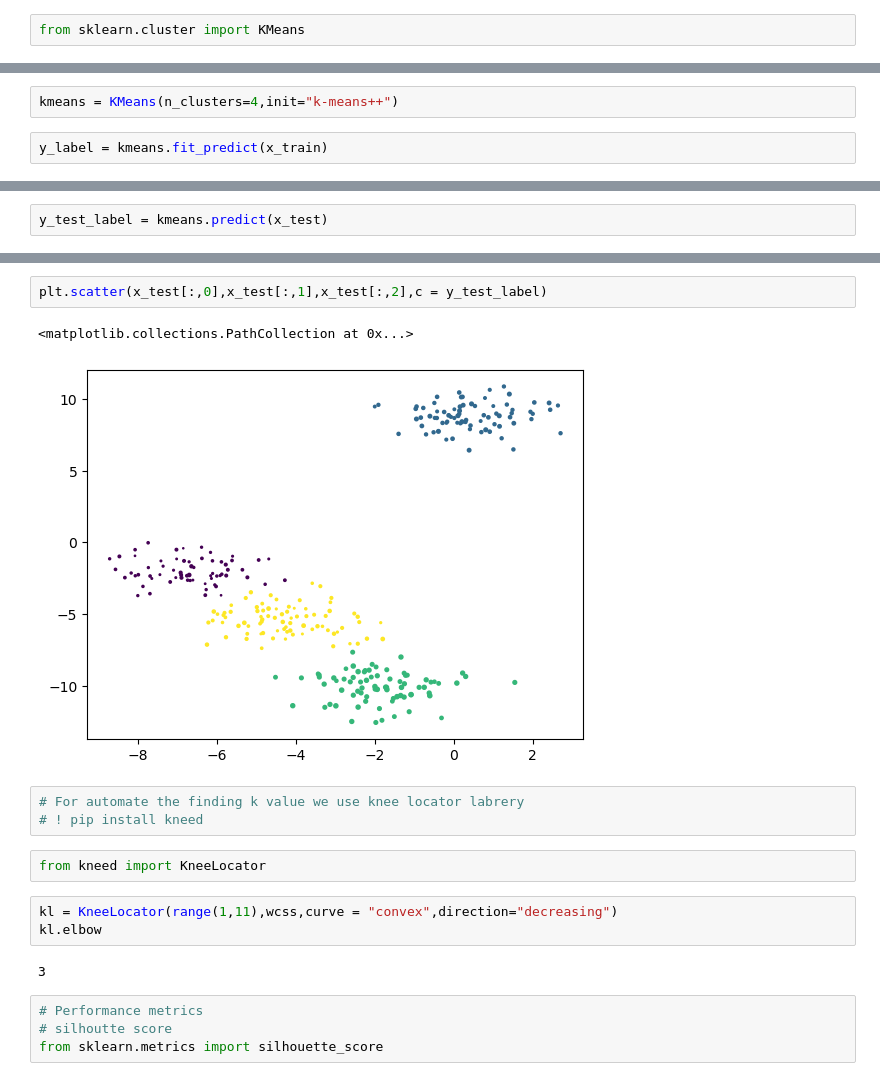
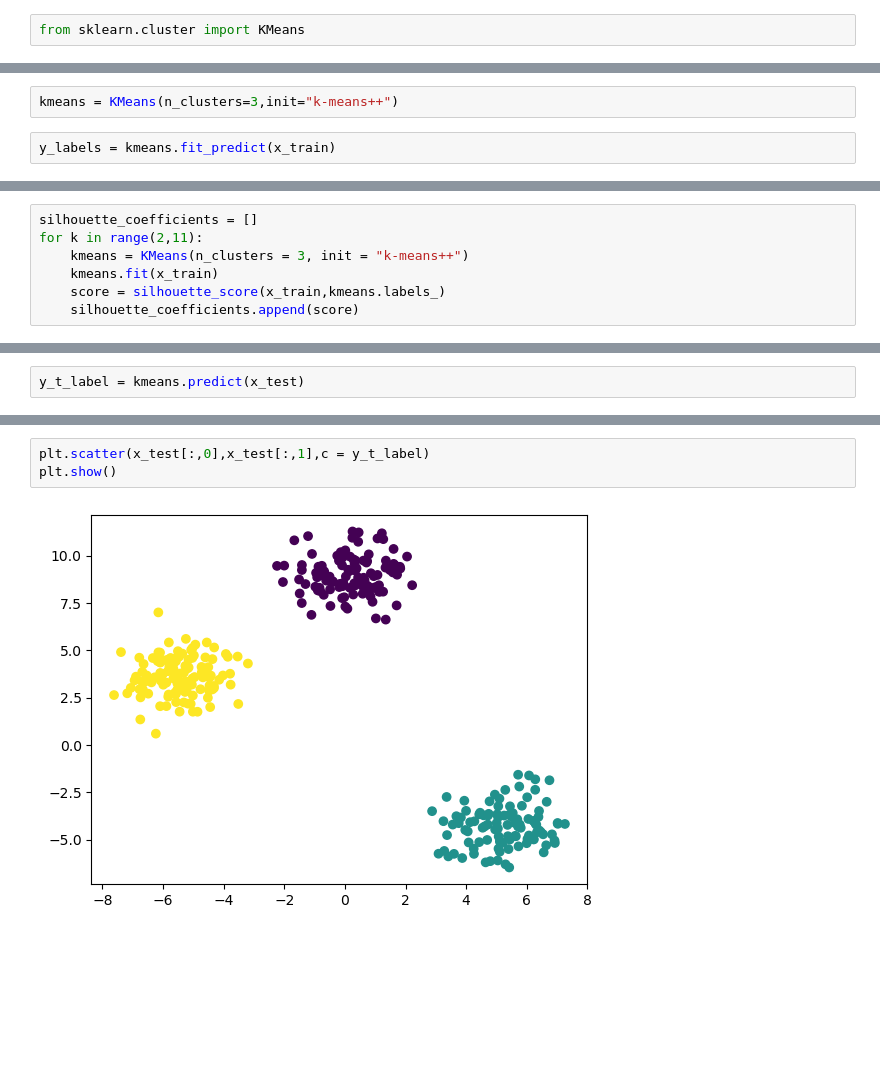
Before and after one commit to krishnabb01/Machine_Learning_algo, a Jupyter notebook: K_Means/K_Means_Clustering.ipynb, the cells around one changed output, grey strips where cells are left out. Saved outputs shown, nothing was run; the diff lists cells and outputs as text; blank space fills up the shorter version.

```diff
--- a/K_Means/K_Means_Clustering.ipynb
+++ b/K_Means/K_Means_Clustering.ipynb
@@ -38,5 +65,5 @@ plt.show()
 # %%
-kmeans = KMeans(n_clusters=4,init="k-means++")
+kmeans = KMeans(n_clusters=3,init="k-means++")
 # %%
-y_label = kmeans.fit_predict(x_train)
+y_labels = kmeans.fit_predict(x_train)
 # %%
@@ -46,0 +78,7 @@ plt.scatter(x_train[:,0],x_train[:,1],x_train[:,2],c = y_label)
+# %%
+silhouette_coefficients = []
+for k in range(2,11):
+    kmeans = KMeans(n_clusters = 3, init = "k-means++")
+    kmeans.fit(x_train)
+    score = silhouette_score(x_train,kmeans.labels_)
+    silhouette_coefficients.append(score)
@@ -47,2 +93,2 @@ plt.scatter(x_train[:,0],x_train[:,1],x_train[:,2],c = y_label)
 # %%
-y_test_label = kmeans.predict(x_test)
+y_t_label = kmeans.predict(x_test)
@@ -49,19 +113,5 @@ y_test_label = kmeans.predict(x_test)
 # %%
-plt.scatter(x_test[:,0],x_test[:,1],x_test[:,2],c = y_test_label)
+plt.scatter(x_test[:,0],x_test[:,1],c = y_t_label)
+plt.show()
 # %% [output]
-<matplotlib.collections.PathCollection at 0x...>
-[figure, old version]
+[figure, new version]
-# %%
-# For automate the finding k value we use knee locator labrery
-# ! pip install kneed
-# %%
-from kneed import KneeLocator
-# %%
-kl = KneeLocator(range(1,11),wcss,curve = "convex",direction="decreasing")
-kl.elbow
-# %% [output]
-3
-# %%
-# Performance metrics
-# silhoutte score
-from sklearn.metrics import silhouette_score
```
Also changed, not shown: parts of 21 cells of this notebook.
